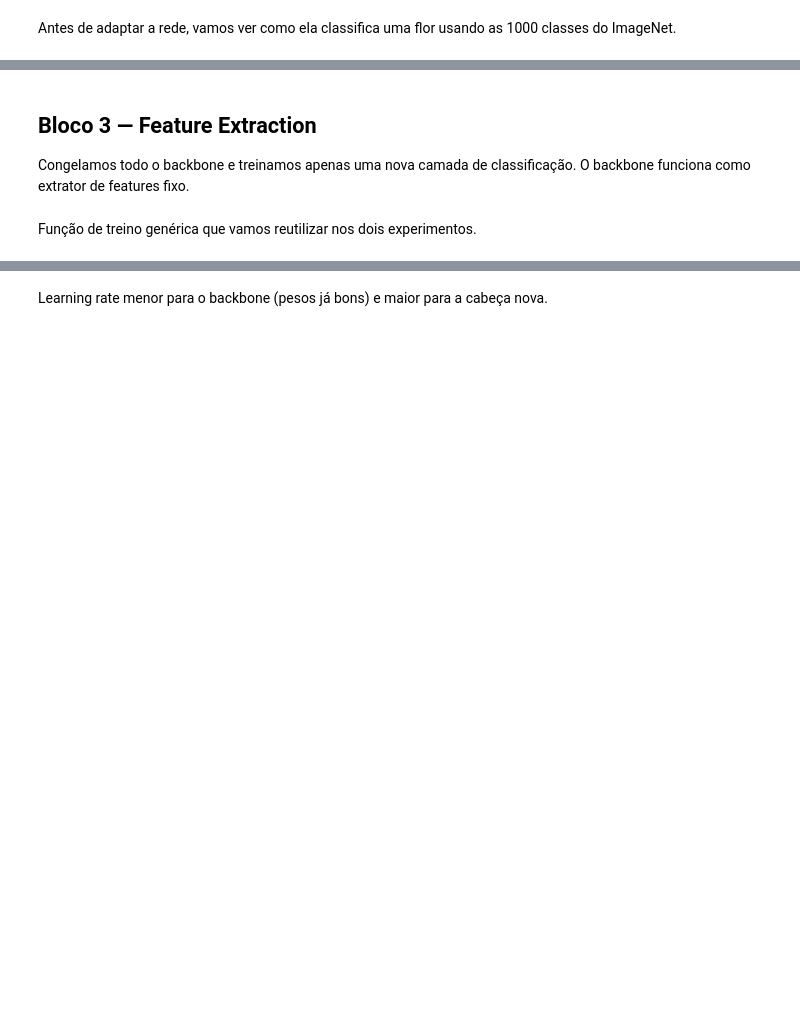
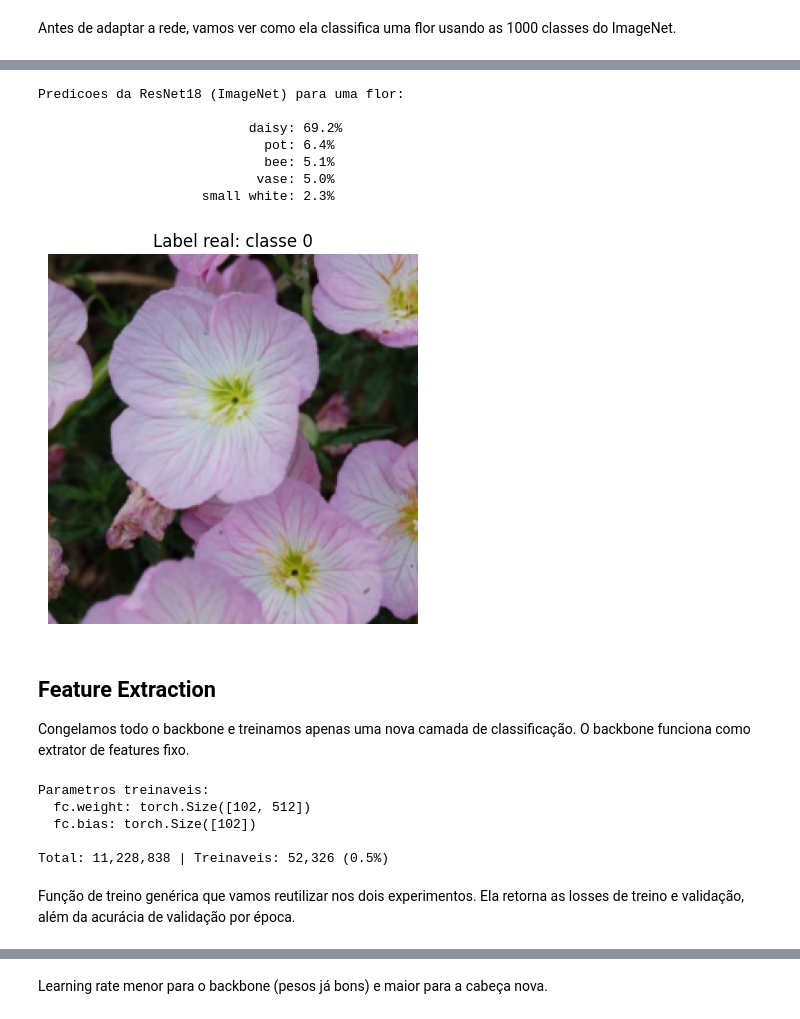
Before and after one commit to carlosfab/blog-sigmoidal, a Jupyter notebook: Transfer-Learning-com-PyTorch/transfer_learning_pytorch.ipynb, the cells around one changed output, grey strips where cells are left out. Cells and saved outputs as stored; diff of their text form; code cells hidden in the pictures; blank space fills up the shorter version.

Commit message:
Update Transfer Learning notebook: fix val loss reporting, add test acc, seeds
Co-Authored-By: Claude Opus 4.6 (1M context) <noreply@anthropic.com>

```diff
--- a/Transfer-Learning-com-PyTorch/transfer_learning_pytorch.ipynb
+++ b/Transfer-Learning-com-PyTorch/transfer_learning_pytorch.ipynb
@@ -60,7 +75,7 @@ print("Teste:", len(test_dataset), "imagens")
 # %%
-train_loader = DataLoader(train_dataset, batch_size=32, shuffle=True)
-val_loader = DataLoader(val_dataset, batch_size=32, shuffle=False)
-test_loader = DataLoader(test_dataset, batch_size=32, shuffle=False)
+train_loader = DataLoader(train_dataset, batch_size=32, shuffle=True, num_workers=2, pin_memory=True)
+val_loader = DataLoader(val_dataset, batch_size=32, shuffle=False, num_workers=2, pin_memory=True)
+test_loader = DataLoader(test_dataset, batch_size=32, shuffle=False, num_workers=2, pin_memory=True)
 # %% [markdown]
 Vamos visualizar algumas imagens do dataset, desnormalizando com a média e desvio padrão do ImageNet.
 # %%
@@ -129,28 +181,37 @@ print("Primeiras 5:", imagenet_labels[:5])
 # %%
-# Pegar uma imagem de flor do dataset
-img, label = images[0], labels[0]
+# Pegar uma imagem de flor diretamente do dataset (indice fixo para reprodutibilidade)
+img, label = train_dataset[0]
 
 model_original = model_original.to(device)
 img_gpu = img.unsqueeze(0).to(device)
 
 with torch.no_grad():
     output = model_original(img_gpu)
     probs = torch.softmax(output, dim=1)
     top5_probs, top5_idx = probs.topk(5)
 
 print("Predicoes da ResNet18 (ImageNet) para uma flor:")
 print()
 for i in range(5):
     idx = top5_idx[0][i].item()
     prob = top5_probs[0][i].item()
     print(f"  {imagenet_labels[idx]:>30s}: {prob:.1%}")
 
 plt.imshow(desnormalizar(img).permute(1, 2, 0).numpy())
-plt.title(f"Label real: classe {label.item()}")
+plt.title(f"Label real: classe {label}")
 plt.axis("off")
 plt.show()
+# %% [output]
+Predicoes da ResNet18 (ImageNet) para uma flor:
+
+                           daisy: 69.2%
+                             pot: 6.4%
+                             bee: 5.1%
+                            vase: 5.0%
+                     small white: 2.3%
+[figure, added]
 # %% [markdown]
-## Bloco 3 — Feature Extraction
+## Feature Extraction
 
 Congelamos todo o backbone e treinamos apenas uma nova camada de classificação. O backbone funciona como extrator de features fixo.
 # %%
@@ -161,6 +222,7 @@ for param in model_fe.parameters():
     param.requires_grad = False
 
 # Trocar a camada fc para 102 classes
+# (modulos novos ja nascem com requires_grad=True por padrao)
 num_features = model_fe.fc.in_features
 model_fe.fc = nn.Linear(num_features, 102)
 
@@ -170,9 +232,19 @@ for name, param in model_fe.named_parameters():
     if param.requires_grad:
         print(f"  {name}: {param.shape}")
 
+total = sum(p.numel() for p in model_fe.parameters())
+treinavel = sum(p.numel() for p in model_fe.parameters() if p.requires_grad)
+print(f"\nTotal: {total:,} | Treinaveis: {treinavel:,} ({100*treinavel/total:.1f}%)")
+
 model_fe = model_fe.to(device)
+# %% [output]
+Parametros treinaveis:
+  fc.weight: torch.Size([102, 512])
+  fc.bias: torch.Size([102])
+
+Total: 11,228,838 | Treinaveis: 52,326 (0.5%)
 # %% [markdown]
-Função de treino genérica que vamos reutilizar nos dois experimentos.
+Função de treino genérica que vamos reutilizar nos dois experimentos. Ela retorna as losses de treino e validação, além da acurácia de validação por época.
 # %%
 def treinar(model, train_loader, val_loader, criterion, optimizer, num_epochs):
     train_losses = []
```
Also changed, not shown: parts of 19 cells of this notebook.
